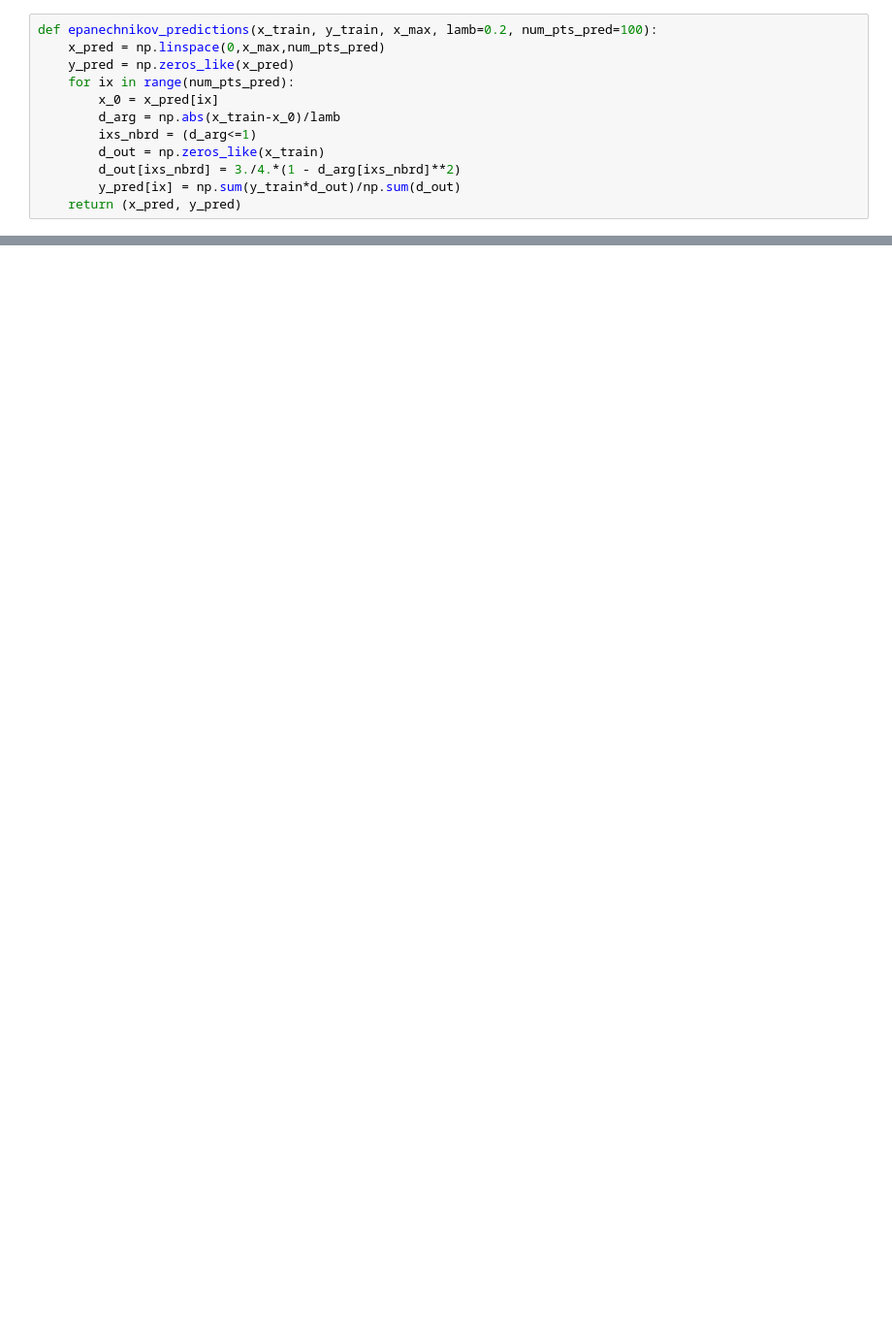
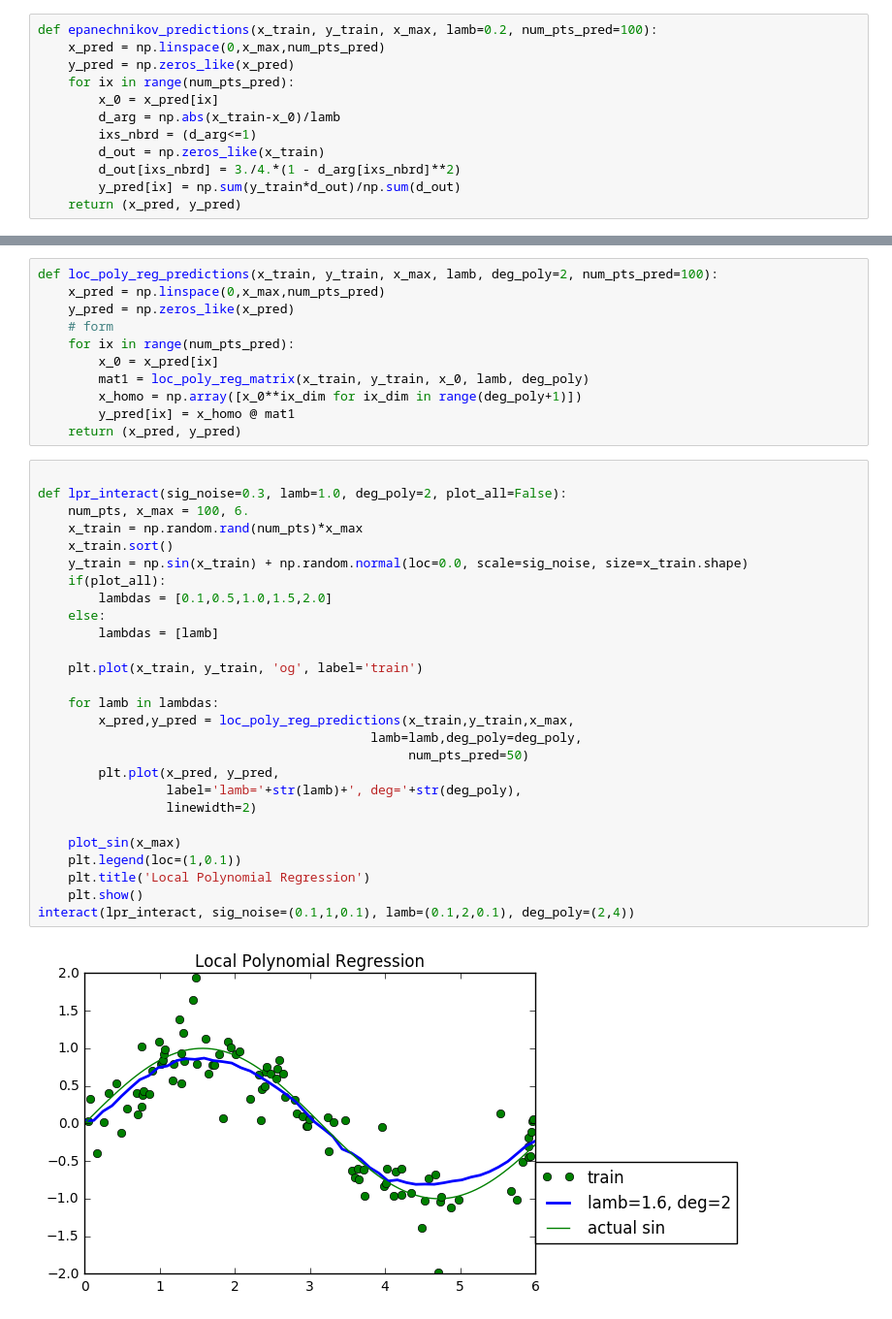
Before and after one commit to john-von-seneca/scribbles, a Jupyter notebook: ml/kernel-methods/1D-kernel-smoothers.ipynb, the cells around one changed output, grey strips where cells are left out. Shown: that part at 97% size. Cells and saved outputs as stored; diff of their text form; blank space fills up the shorter version.

```diff
--- a/ml/kernel-methods/1D-kernel-smoothers.ipynb
+++ b/ml/kernel-methods/1D-kernel-smoothers.ipynb
@@ -371,0 +551,40 @@ plt.show()
+# %%
+def loc_poly_reg_predictions(x_train, y_train, x_max, lamb, deg_poly=2, num_pts_pred=100):
+    x_pred = np.linspace(0,x_max,num_pts_pred)
+    y_pred = np.zeros_like(x_pred)
+    # form
+    for ix in range(num_pts_pred):
+        x_0 = x_pred[ix]
+        mat1 = loc_poly_reg_matrix(x_train, y_train, x_0, lamb, deg_poly)
+        x_homo = np.array([x_0**ix_dim for ix_dim in range(deg_poly+1)])
+        y_pred[ix] = x_homo @ mat1
+    return (x_pred, y_pred)
+# %%
+
+def lpr_interact(sig_noise=0.3, lamb=1.0, deg_poly=2, plot_all=False):
+    num_pts, x_max = 100, 6.
+    x_train = np.random.rand(num_pts)*x_max
+    x_train.sort()
+    y_train = np.sin(x_train) + np.random.normal(loc=0.0, scale=sig_noise, size=x_train.shape)
+    if(plot_all):
+        lambdas = [0.1,0.5,1.0,1.5,2.0]
+    else:
+        lambdas = [lamb]
+
+    plt.plot(x_train, y_train, 'og', label='train')
+
+    for lamb in lambdas:
+        x_pred,y_pred = loc_poly_reg_predictions(x_train,y_train,x_max,
+                                            lamb=lamb,deg_poly=deg_poly,
+                                                 num_pts_pred=50)
+        plt.plot(x_pred, y_pred,
+                 label='lamb='+str(lamb)+', deg='+str(deg_poly),
+                 linewidth=2)
+
+    plot_sin(x_max)
+    plt.legend(loc=(1,0.1))
+    plt.title('Local Polynomial Regression')
+    plt.show()
+interact(lpr_interact, sig_noise=(0.1,1,0.1), lamb=(0.1,2,0.1), deg_poly=(2,4))
+# %% [output]
+[figure, added]
```
Also changed, not shown: parts of 22 cells of this notebook, 2 other files.
